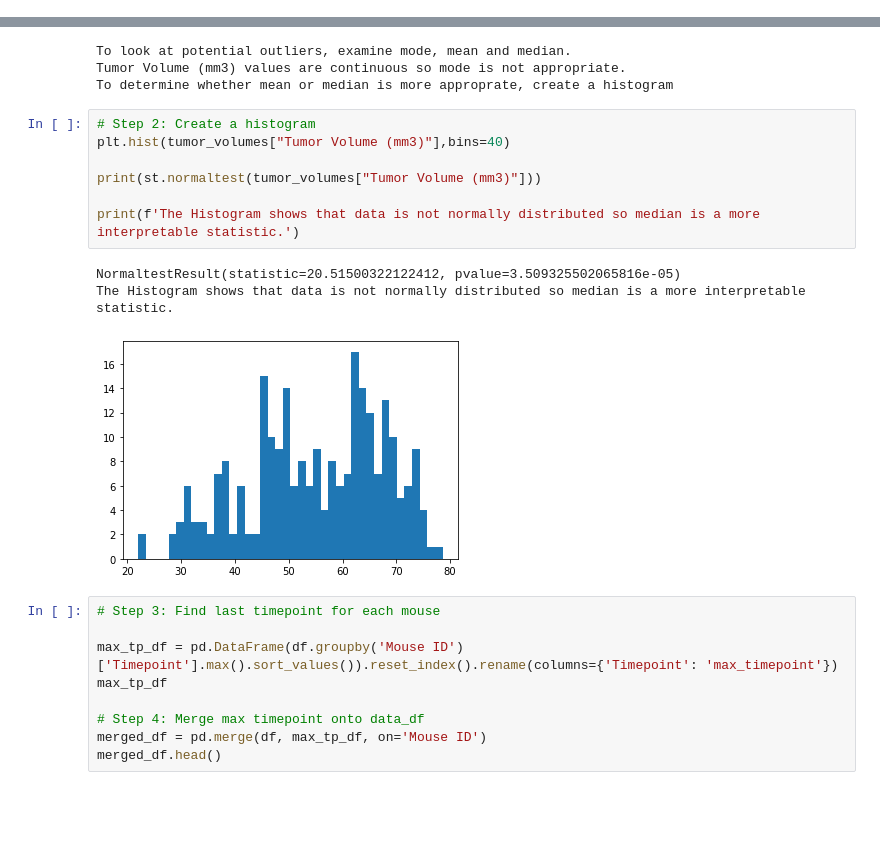
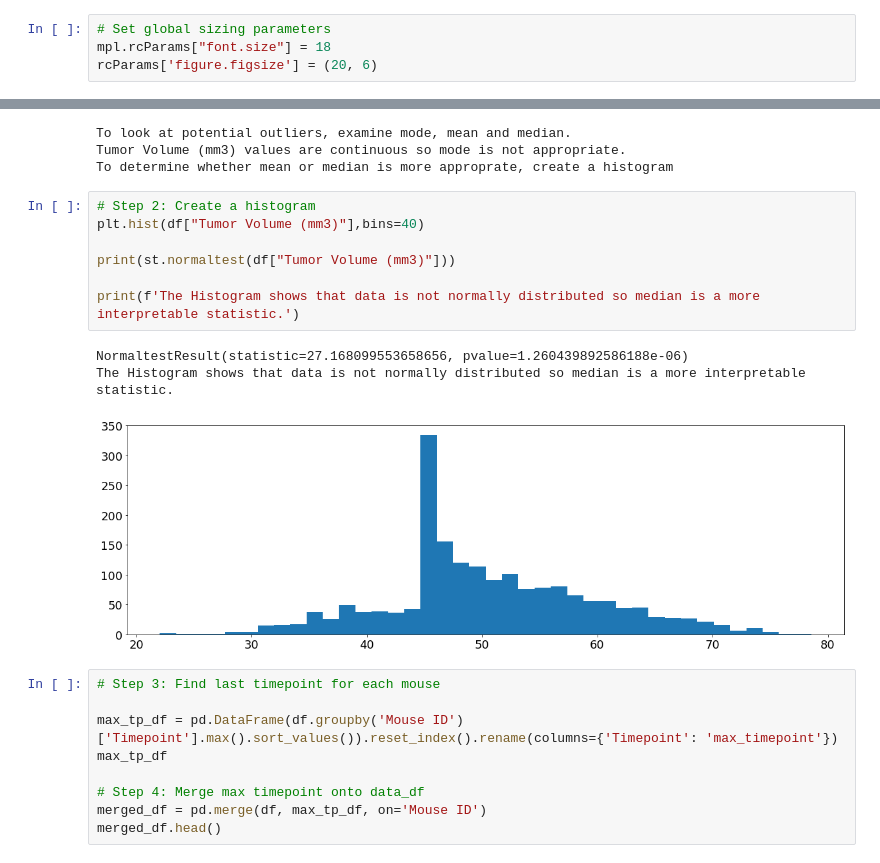
Before and after one commit to alisonsadel/matplotlib-challenge, a Jupyter notebook: pymaceuticals_alison_sadel.ipynb, the cells around one changed output, grey strips where cells are left out. Cells and saved outputs as stored; diff of their text form; blank space fills up the shorter version.

```diff
--- a/pymaceuticals_alison_sadel.ipynb
+++ b/pymaceuticals_alison_sadel.ipynb
@@ -107,6 +110,10 @@ summary_stats.head()
 | Naftisol | 54.331565 | 52.509285 | 66.173479 | 8.134708 | 0.596466 |
 # %% [markdown]
 ## Bar Charts
+# %%
+# Set global sizing parameters
+mpl.rcParams["font.size"] = 18
+rcParams['figure.figsize'] = (20, 6)
 # %% [markdown]
 #### Create bar plots showing the total number of measurements taken for each treatment regimen using Pandas
 # %%
@@ -188,15 +194,15 @@ Tumor Volume (mm3) values are continuous so mode is not appropriate.
 To determine whether mean or median is more approprate, create a histogram
 # %%
 # Step 2: Create a histogram
-plt.hist(tumor_volumes["Tumor Volume (mm3)"],bins=40)
+plt.hist(df["Tumor Volume (mm3)"],bins=40)
 
-print(st.normaltest(tumor_volumes["Tumor Volume (mm3)"]))
+print(st.normaltest(df["Tumor Volume (mm3)"]))
 
 print(f'The Histogram shows that data is not normally distributed so median is a more interpretable statistic.')
 # %% [output]
-NormaltestResult(statistic=20.51500322122412, pvalue=3.509325502065816e-05)
+NormaltestResult(statistic=27.168099553658656, pvalue=1.260439892586188e-06)
 The Histogram shows that data is not normally distributed so median is a more interpretable statistic.
-[figure, old version]
+[figure, new version]
 # %%
 # Step 3: Find last timepoint for each mouse
 
```
Also changed, not shown: parts of 11 cells of this notebook.
